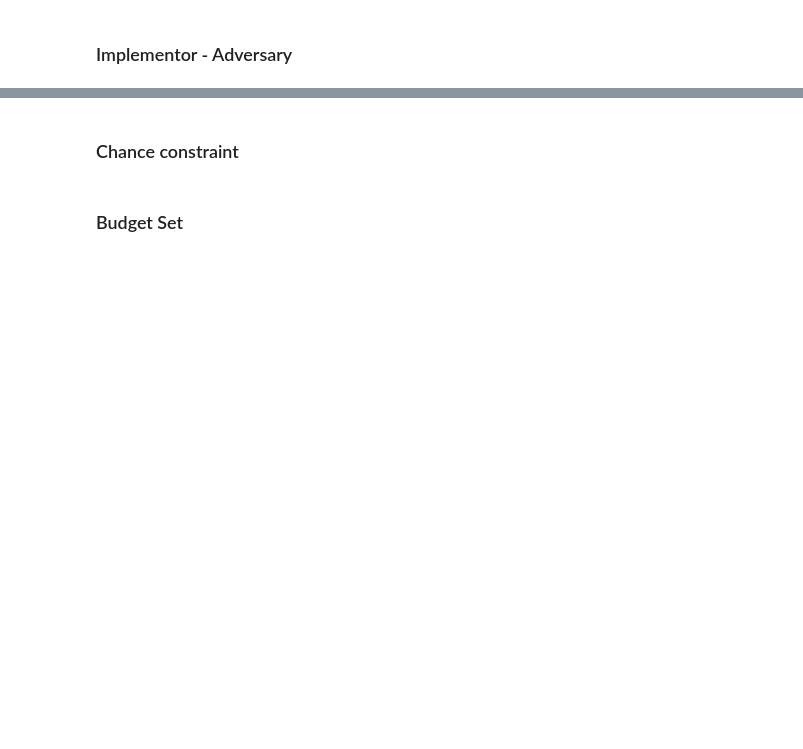
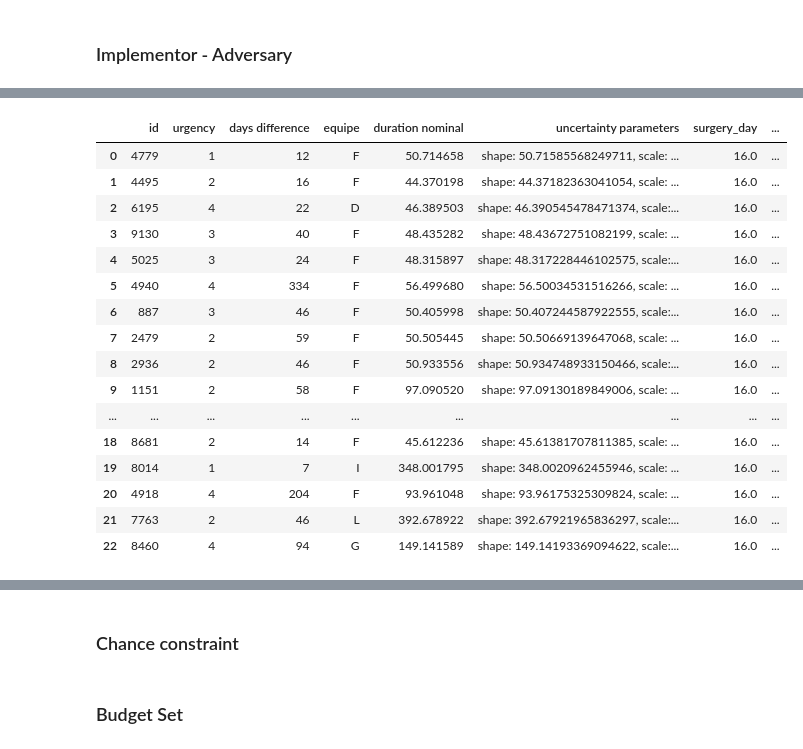
Before and after one commit to gabryallaseconda/SurgerySchedulingUnderUncertainty, a Jupyter notebook: notebooks/single_run.ipynb, the cells around one changed output, grey strips where cells are left out. Cells and saved outputs as stored; diff of their text form; code cells hidden in the pictures; blank space fills up the shorter version.

```diff
--- a/notebooks/single_run.ipynb
+++ b/notebooks/single_run.ipynb
@@ -67,5 +63,6 @@ task_file.close()
 # %%
-task_file = open('task.pickle', 'rb')
+#task_file = open('task.pickle', 'rb')
+task_file = open('task_100_1.pickle', 'rb')
 
 # source, destination
 task = pickle.load(task_file)
@@ -101,5 +102,2 @@ len(task.patients)
 # %% [markdown]
 ### Implementor - Adversary
-# %%
-task.set_robustness_overtime=20 #10
-task.set_robustness_risk = 0.1
@@ -210,0 +235,24 @@ Counter({'L': 51,
+# %%
+import pandas as pd
+pd.set_option('display.max_rows', None)
+
+
+pd.DataFrame(schedule.get('patients_not_included'))
+# %% [output]
+|  | id | urgency | days difference | equipe | duration nominal | uncertainty parameters | surgery_day | ... |
+| 0 | 4779 | 1 | 12 | F | 50.714658 | shape: 50.71585568249711, scale: ... | 16.0 | ... |
+| 1 | 4495 | 2 | 16 | F | 44.370198 | shape: 44.37182363041054, scale: ... | 16.0 | ... |
+| 2 | 6195 | 4 | 22 | D | 46.389503 | shape: 46.390545478471374, scale:... | 16.0 | ... |
+| 3 | 9130 | 3 | 40 | F | 48.435282 | shape: 48.43672751082199, scale: ... | 16.0 | ... |
+| 4 | 5025 | 3 | 24 | F | 48.315897 | shape: 48.317228446102575, scale:... | 16.0 | ... |
+| 5 | 4940 | 4 | 334 | F | 56.499680 | shape: 56.50034531516266, scale: ... | 16.0 | ... |
+| 6 | 887 | 3 | 46 | F | 50.405998 | shape: 50.407244587922555, scale:... | 16.0 | ... |
+| 7 | 2479 | 2 | 59 | F | 50.505445 | shape: 50.50669139647068, scale: ... | 16.0 | ... |
+| 8 | 2936 | 2 | 46 | F | 50.933556 | shape: 50.934748933150466, scale:... | 16.0 | ... |
+| 9 | 1151 | 2 | 58 | F | 97.090520 | shape: 97.09130189849006, scale: ... | 16.0 | ... |
+| ... | ... | ... | ... | ... | ... | ... | ... | ... |
+| 18 | 8681 | 2 | 14 | F | 45.612236 | shape: 45.61381707811385, scale: ... | 16.0 | ... |
+| 19 | 8014 | 1 | 7 | I | 348.001795 | shape: 348.0020962455946, scale: ... | 16.0 | ... |
+| 20 | 4918 | 4 | 204 | F | 93.961048 | shape: 93.96175325309824, scale: ... | 16.0 | ... |
+| 21 | 7763 | 2 | 46 | L | 392.678922 | shape: 392.67921965836297, scale:... | 16.0 | ... |
+| 22 | 8460 | 4 | 94 | G | 149.141589 | shape: 149.14193369094622, scale:... | 16.0 | ... |
```
Also changed, not shown: parts of 48 cells of this notebook, 9 other files.
